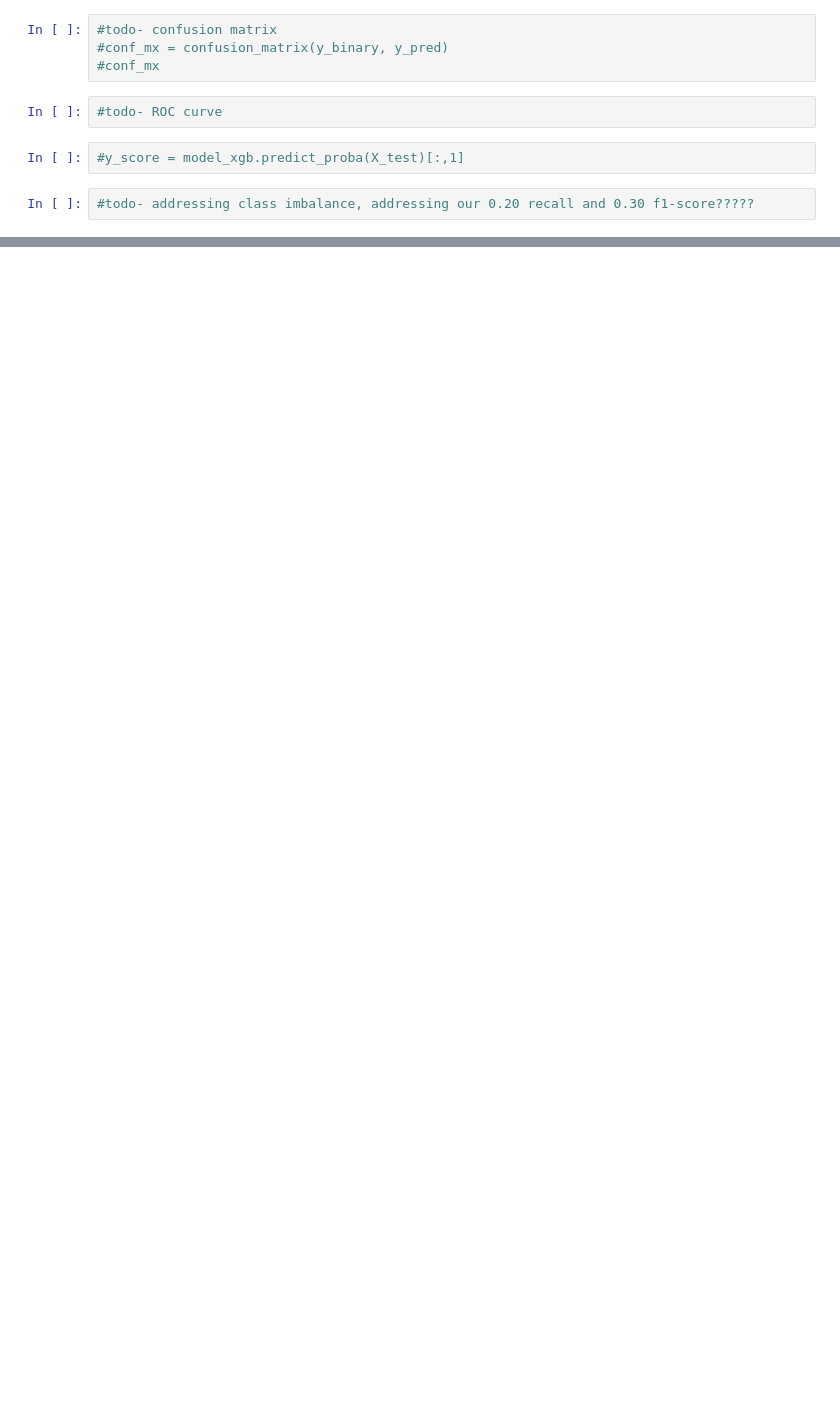
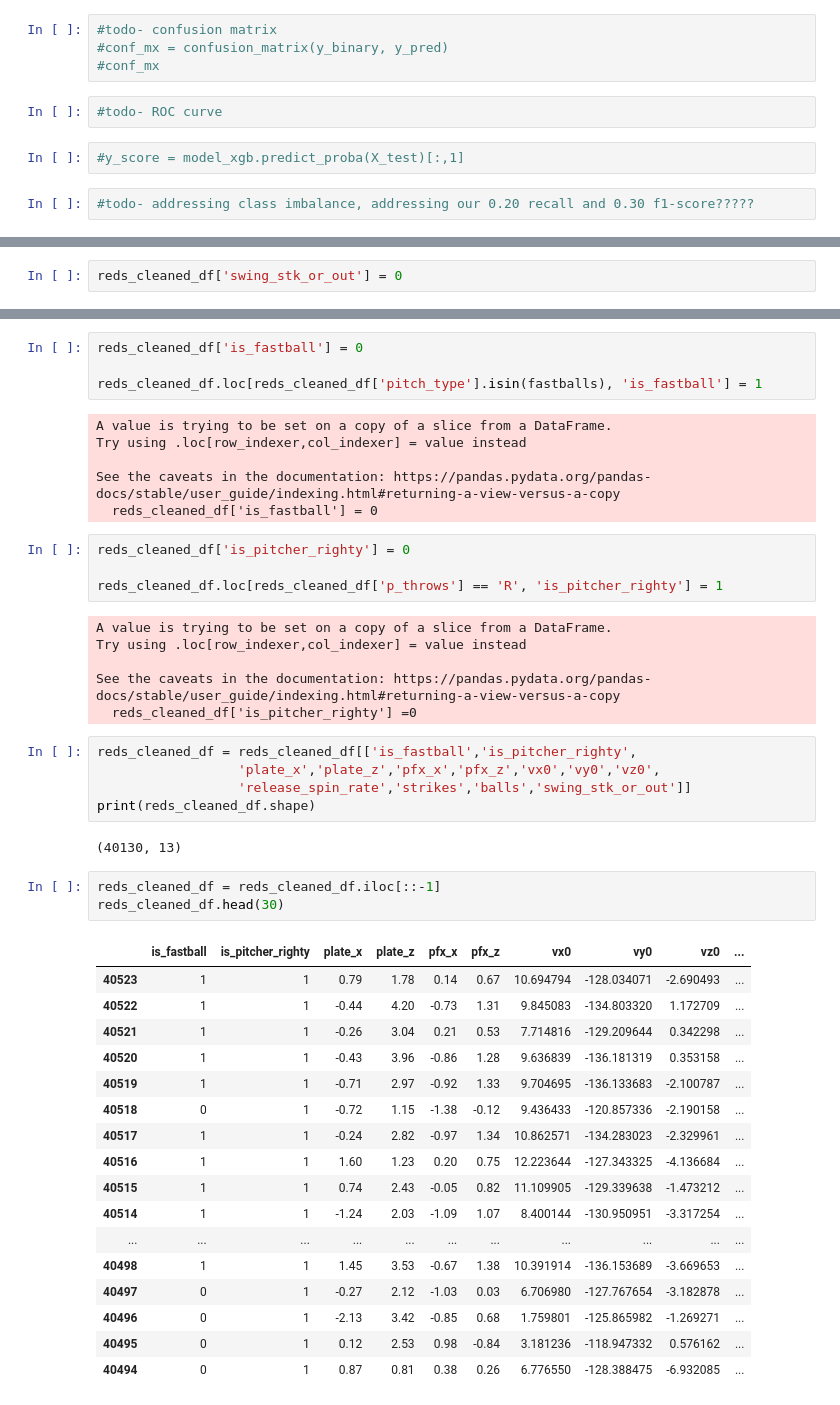
Before and after one commit to ewehmueller/pitch-analysis, a Jupyter notebook: pitch-classification.ipynb, the cells around one changed output, grey strips where cells are left out. Cells and saved outputs as stored; diff of their text form; blank space fills up the shorter version.

```diff
--- a/pitch-classification.ipynb
+++ b/pitch-classification.ipynb
@@ -567,0 +667,2 @@ model_cnn = Sequential()
+# %%
+reds_cleaned_df['swing_stk_or_out'] = 0
@@ -567,0 +708,48 @@ model_cnn = Sequential()
+# %%
+reds_cleaned_df['is_fastball'] = 0
+
+reds_cleaned_df.loc[reds_cleaned_df['pitch_type'].isin(fastballs), 'is_fastball'] = 1
+# %% [output]
+A value is trying to be set on a copy of a slice from a DataFrame.
+Try using .loc[row_indexer,col_indexer] = value instead
+
+See the caveats in the documentation: https://pandas.pydata.org/pandas-docs/stable/user_guide/indexing.html#returning-a-view-versus-a-copy
+  reds_cleaned_df['is_fastball'] = 0
+# %%
+reds_cleaned_df['is_pitcher_righty'] = 0
+
+reds_cleaned_df.loc[reds_cleaned_df['p_throws'] == 'R', 'is_pitcher_righty'] = 1
+# %% [output]
+A value is trying to be set on a copy of a slice from a DataFrame.
+Try using .loc[row_indexer,col_indexer] = value instead
+
+See the caveats in the documentation: https://pandas.pydata.org/pandas-docs/stable/user_guide/indexing.html#returning-a-view-versus-a-copy
+  reds_cleaned_df['is_pitcher_righty'] =0
+# %%
+reds_cleaned_df = reds_cleaned_df[['is_fastball','is_pitcher_righty',
+                  'plate_x','plate_z','pfx_x','pfx_z','vx0','vy0','vz0',
+                  'release_spin_rate','strikes','balls','swing_stk_or_out']]
+print(reds_cleaned_df.shape)
+# %% [output]
+(40130, 13)
+# %%
+reds_cleaned_df = reds_cleaned_df.iloc[::-1]
+reds_cleaned_df.head(30)
+# %% [output]
+|  | is_fastball | is_pitcher_righty | plate_x | plate_z | pfx_x | pfx_z | vx0 | vy0 | vz0 | ... |
+| 40523 | 1 | 1 | 0.79 | 1.78 | 0.14 | 0.67 | 10.694794 | -128.034071 | -2.690493 | ... |
+| 40522 | 1 | 1 | -0.44 | 4.20 | -0.73 | 1.31 | 9.845083 | -134.803320 | 1.172709 | ... |
+| 40521 | 1 | 1 | -0.26 | 3.04 | 0.21 | 0.53 | 7.714816 | -129.209644 | 0.342298 | ... |
+| 40520 | 1 | 1 | -0.43 | 3.96 | -0.86 | 1.28 | 9.636839 | -136.181319 | 0.353158 | ... |
+| 40519 | 1 | 1 | -0.71 | 2.97 | -0.92 | 1.33 | 9.704695 | -136.133683 | -2.100787 | ... |
+| 40518 | 0 | 1 | -0.72 | 1.15 | -1.38 | -0.12 | 9.436433 | -120.857336 | -2.190158 | ... |
+| 40517 | 1 | 1 | -0.24 | 2.82 | -0.97 | 1.34 | 10.862571 | -134.283023 | -2.329961 | ... |
+| 40516 | 1 | 1 | 1.60 | 1.23 | 0.20 | 0.75 | 12.223644 | -127.343325 | -4.136684 | ... |
+| 40515 | 1 | 1 | 0.74 | 2.43 | -0.05 | 0.82 | 11.109905 | -129.339638 | -1.473212 | ... |
+| 40514 | 1 | 1 | -1.24 | 2.03 | -1.09 | 1.07 | 8.400144 | -130.950951 | -3.317254 | ... |
+| ... | ... | ... | ... | ... | ... | ... | ... | ... | ... | ... |
+| 40498 | 1 | 1 | 1.45 | 3.53 | -0.67 | 1.38 | 10.391914 | -136.153689 | -3.669653 | ... |
+| 40497 | 0 | 1 | -0.27 | 2.12 | -1.03 | 0.03 | 6.706980 | -127.767654 | -3.182878 | ... |
+| 40496 | 0 | 1 | -2.13 | 3.42 | -0.85 | 0.68 | 1.759801 | -125.865982 | -1.269271 | ... |
+| 40495 | 0 | 1 | 0.12 | 2.53 | 0.98 | -0.84 | 3.181236 | -118.947332 | 0.576162 | ... |
+| 40494 | 0 | 1 | 0.87 | 0.81 | 0.38 | 0.26 | 6.776550 | -128.388475 | -6.932085 | ... |
```
Also changed, not shown: parts of 23 cells of this notebook.
